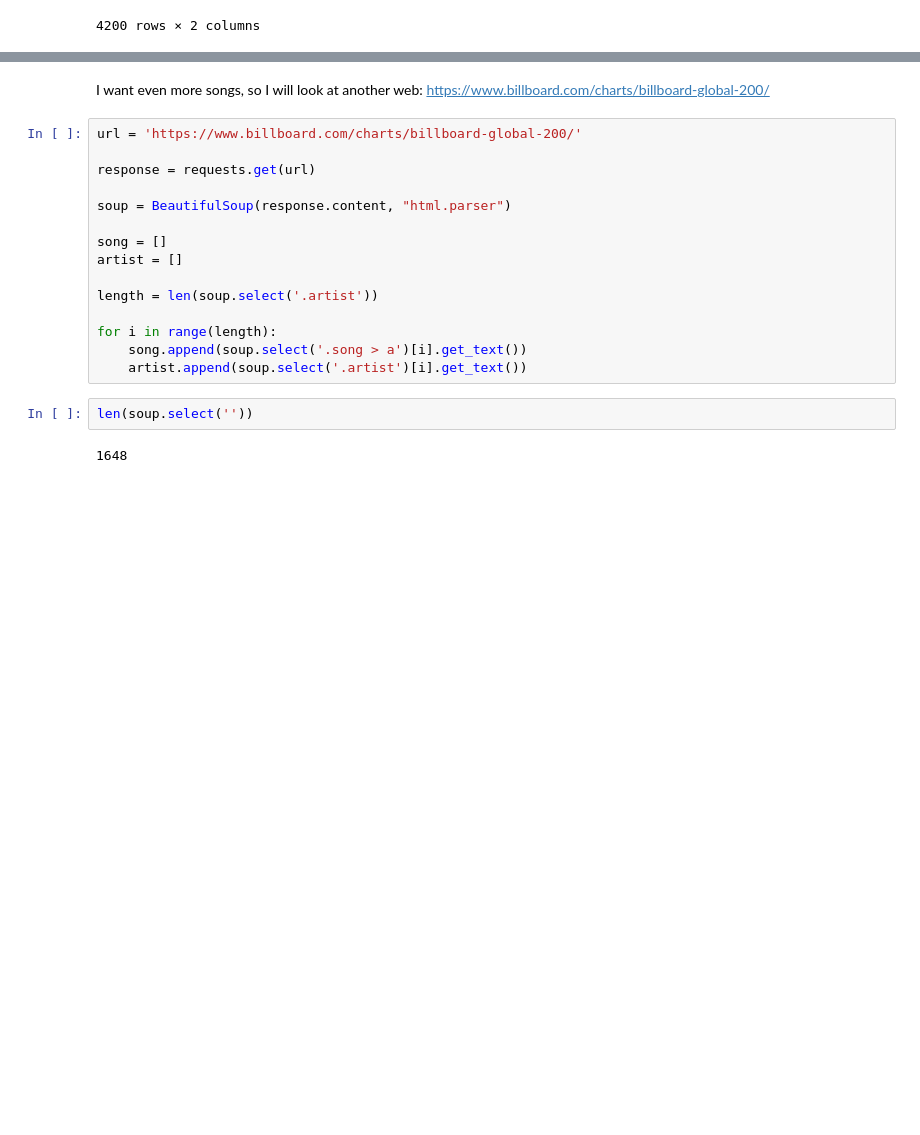
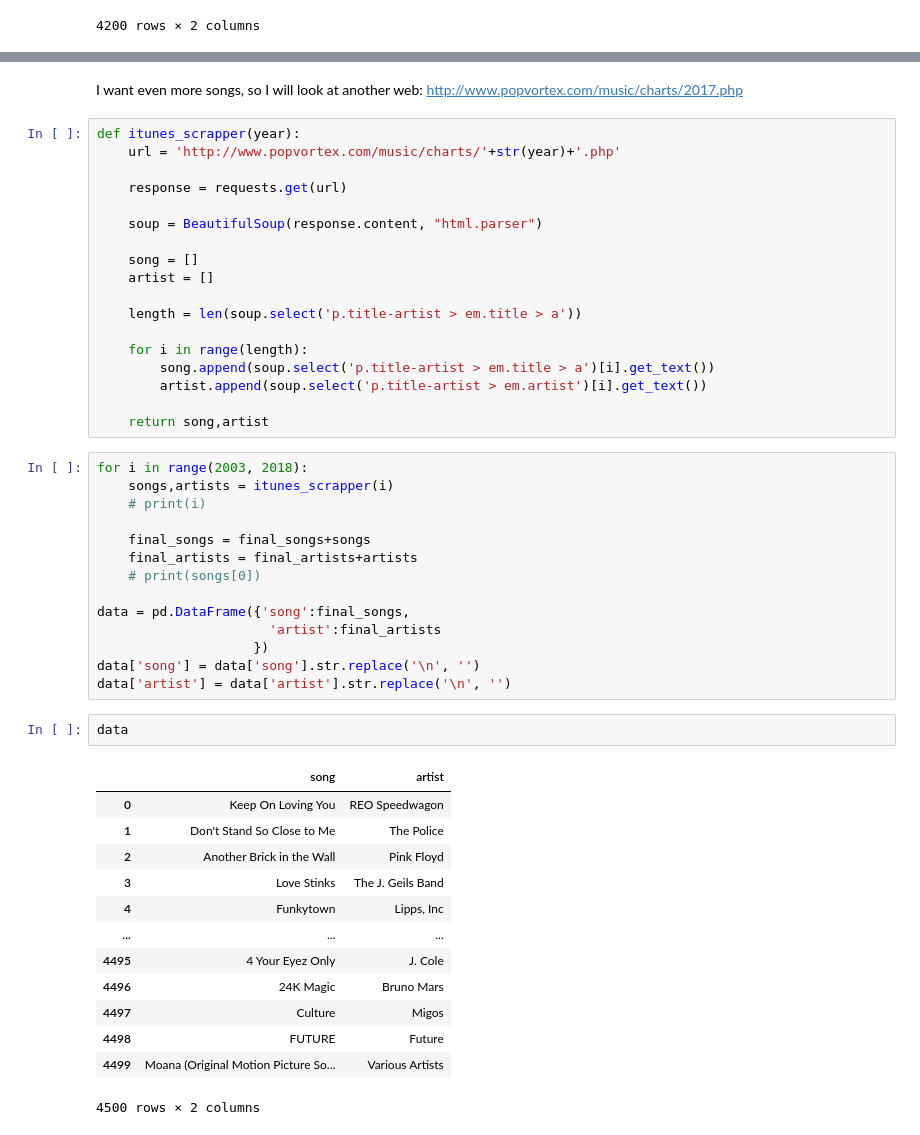
Before and after one commit to cargide/lab-web-scraping-single-page, a Jupyter notebook: lab01.ipynb, the cells around one changed output, grey strips where cells are left out. Cells and saved outputs as stored; diff of their text form; blank space fills up the shorter version.

```diff
--- a/lab01.ipynb
+++ b/lab01.ipynb
@@ -304,21 +302,50 @@ final_songs
 # %% [markdown]
-I want even more songs, so I will look at another web: https://www.billboard.com/charts/billboard-global-200/
+I want even more songs, so I will look at another web: http://www.popvortex.com/music/charts/2017.php
 # %%
-url = 'https://www.billboard.com/charts/billboard-global-200/'
+def itunes_scrapper(year):
+    url = 'http://www.popvortex.com/music/charts/'+str(year)+'.php'
 
-response = requests.get(url)
+    response = requests.get(url)
 
-soup = BeautifulSoup(response.content, "html.parser")
+    soup = BeautifulSoup(response.content, "html.parser")
 
-song = []
-artist = []
+    song = []
+    artist = []
 
-length = len(soup.select('.artist'))
+    length = len(soup.select('p.title-artist > em.title > a'))
 
-for i in range(length):
-    song.append(soup.select('.song > a')[i].get_text())
-    artist.append(soup.select('.artist')[i].get_text())
+    for i in range(length):
+        song.append(soup.select('p.title-artist > em.title > a')[i].get_text())
+        artist.append(soup.select('p.title-artist > em.artist')[i].get_text())
+
+    return song,artist
-# %%
-len(soup.select(''))
-# %% [output]
-1648
+# %%
+for i in range(2003, 2018):
+    songs,artists = itunes_scrapper(i)
+    # print(i)
+
+    final_songs = final_songs+songs
+    final_artists = final_artists+artists
+    # print(songs[0])
+
+data = pd.DataFrame({'song':final_songs,
+                      'artist':final_artists
+                    })
+data['song'] = data['song'].str.replace('\n', '')
+data['artist'] = data['artist'].str.replace('\n', '')
+# %%
+data
+# %% [output]
+|  | song | artist |
+| 0 | Keep On Loving You | REO Speedwagon |
+| 1 | Don't Stand So Close to Me | The Police |
+| 2 | Another Brick in the Wall | Pink Floyd |
+| 3 | Love Stinks | The J. Geils Band |
+| 4 | Funkytown | Lipps, Inc |
+| ... | ... | ... |
+| 4495 | 4 Your Eyez Only | J. Cole |
+| 4496 | 24K Magic | Bruno Mars |
+| 4497 | Culture | Migos |
+| 4498 | FUTURE | Future |
+| 4499 | Moana (Original Motion Picture So... | Various Artists |
+4500 rows × 2 columns
```
Also changed, not shown: parts of 3 cells of this notebook.
